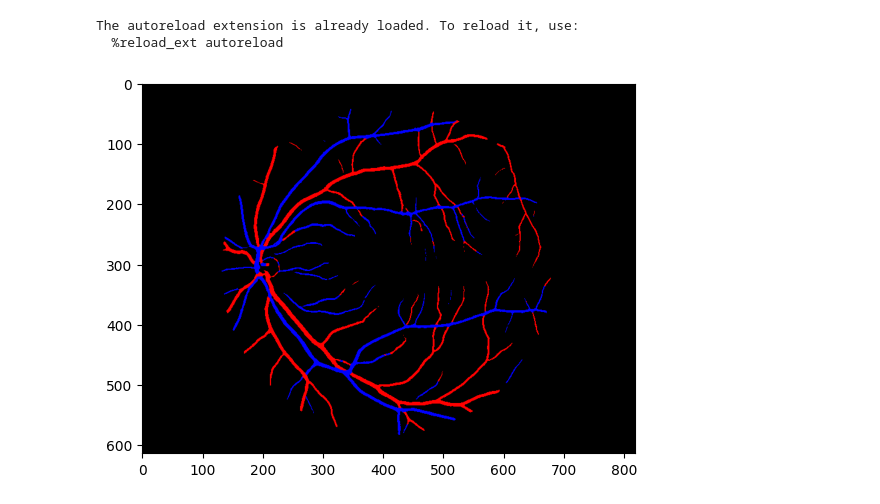
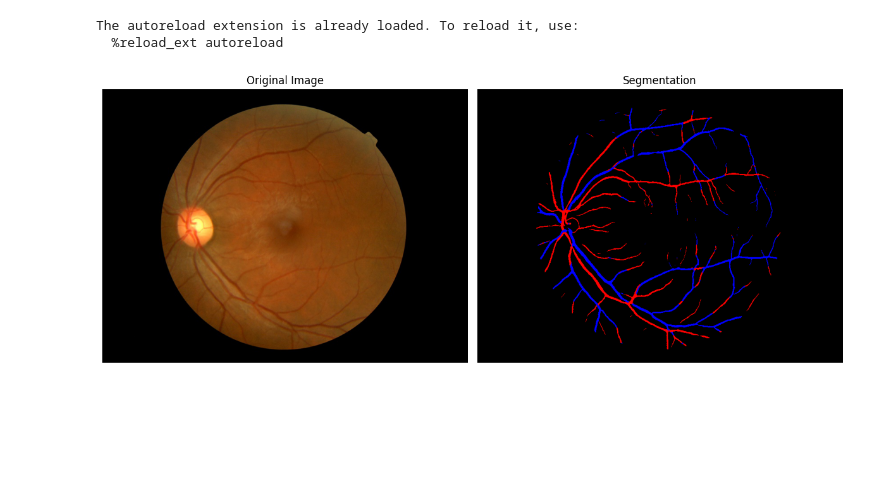
Before and after one commit to ClementPla/avseg, a Jupyter notebook: example/test_model.ipynb, the cells around one changed output. Cells and saved outputs as stored; diff of their text form; code cells hidden in the pictures; blank space fills up the shorter version.

```diff
--- a/example/test_model.ipynb
+++ b/example/test_model.ipynb
@@ -12,19 +12,23 @@ The autoreload extension is already loaded. To reload it, use:
 # %%
 # Load a test image (replace with your own image path)
 img = cv2.imread("test_image.png")[:, :, ::-1]  # BGR to RGB
 
 # Infer:
 segmentation = segment(
     img,
     model_type=ModelType.MULTILABEL,
     finetuned_from=FineTuningFrom.FUNDUS,
+    image_resolution=1024,
     device=torch.device("cuda" if torch.cuda.is_available() else "cpu"),
 )
 fig, ax = plt.subplots(1, 2, figsize=(12, 6))
 ax[0].imshow(img)  # Show the original image
+ax[0].set_title("Original Image")
+ax[0].axis("off")
 ax[1].set_title("Segmentation")
 ax[1].axis("off")
 ax[1].imshow(segmentation.argmax(0), cmap=CMAP)  # Show the segmentation of the image
+plt.tight_layout()
 plt.show()
 # %% [output]
-[figure, old version]
+[figure, new version]
```
Also changed, not shown: 1 other file.
